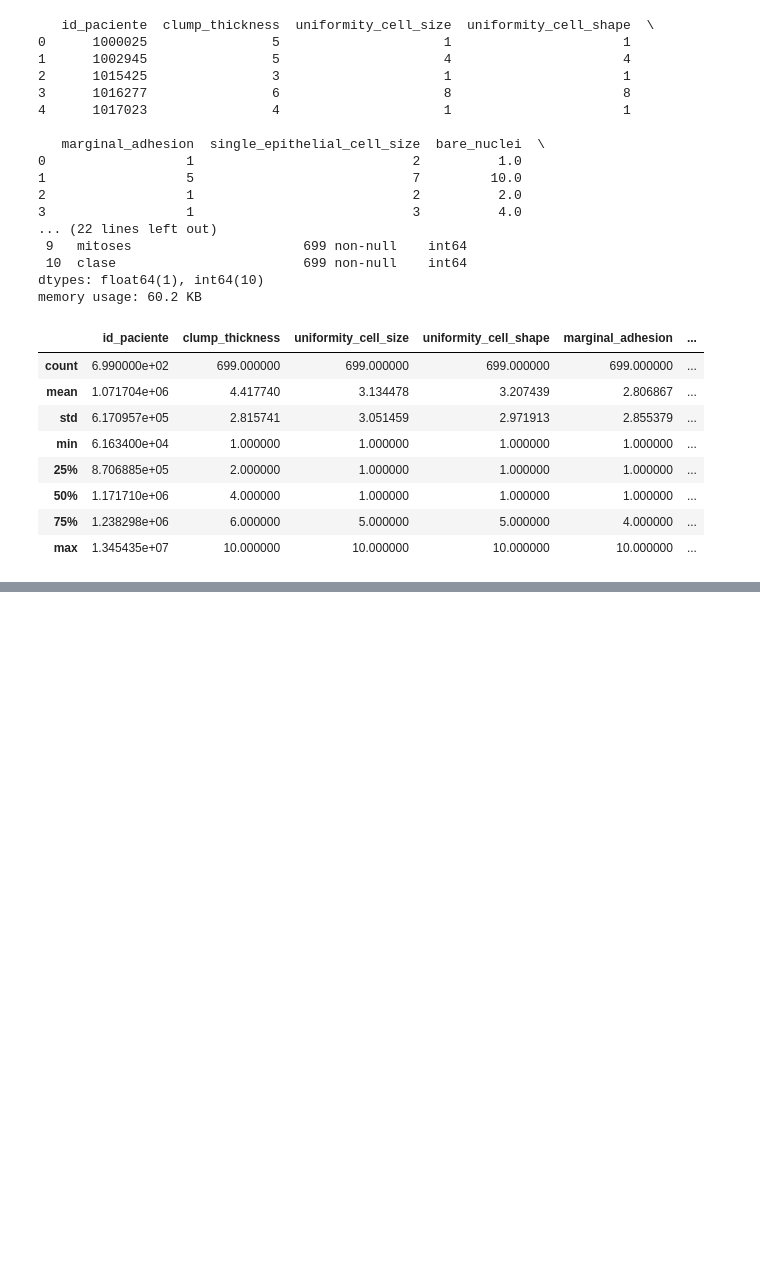
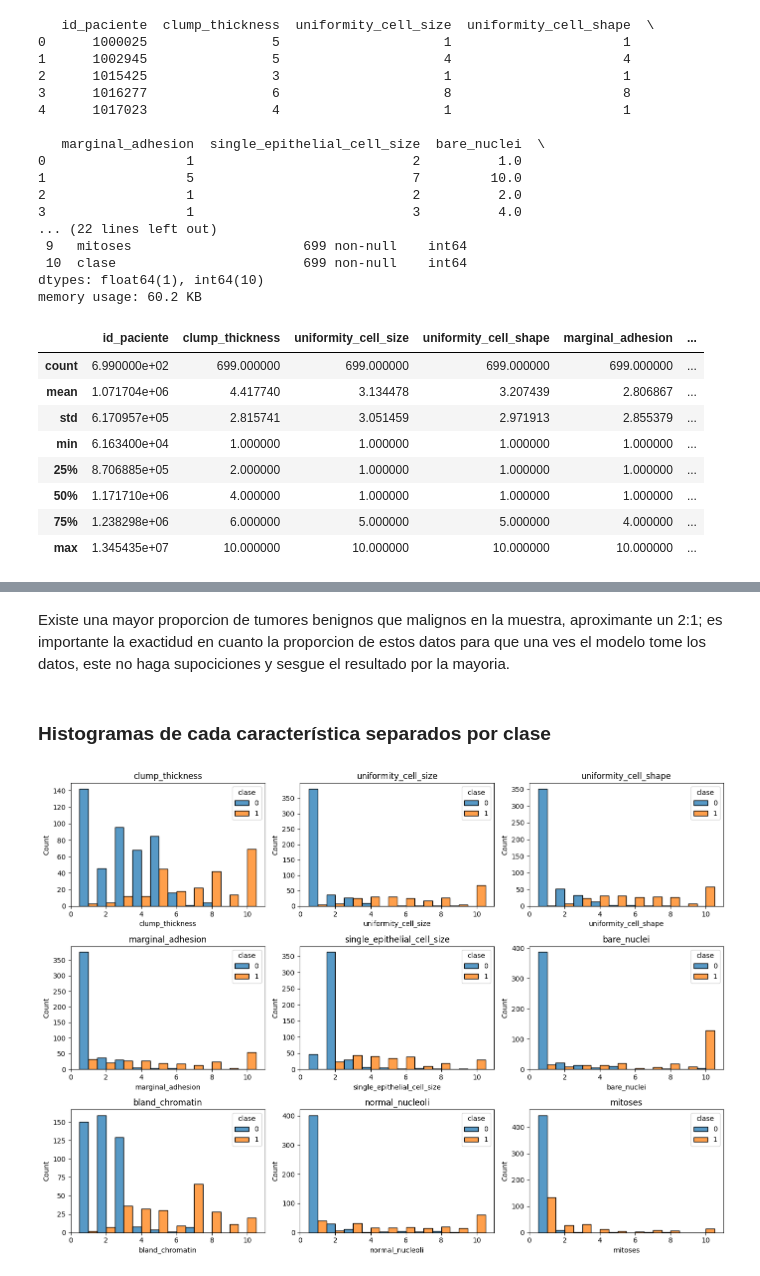
Before and after one commit to pedroay/laboratoriosIAIA, a Jupyter notebook: proyecto tercio 3/proyecto.ipynb, the cells around one changed output, grey strips where cells are left out. Cells and saved outputs as stored; diff of their text form; code cells hidden in the pictures; blank space fills up the shorter version.

```diff
--- a/proyecto tercio 3/proyecto.ipynb
+++ b/proyecto tercio 3/proyecto.ipynb
@@ -99,0 +150,15 @@ dtype: int64
+# %% [markdown]
+Existe una mayor proporcion de tumores benignos que malignos en la muestra, aproximante un 2:1; es importante la exactidud en cuanto la proporcion de estos datos para que una ves el modelo tome los datos, este no haga supociciones y sesgue el resultado por la mayoria.
+# %% [markdown]
+### Histogramas de cada característica separados por clase
+# %%
+features = [c for c in df.columns if c != 'clase']
+fig, axes = plt.subplots(3, 3, figsize=(14, 10))
+for ax, col in zip(axes.ravel(), features):
+    sns.histplot(data=df, x=col, hue='clase', multiple='dodge', discrete=True, ax=ax)
+    ax.set_title(col)
+plt.tight_layout()
+plt.savefig('images/eda_histogramas.png', dpi=200, bbox_inches='tight')
+plt.show()
+# %% [output]
+[figure, added]
```
Also changed, not shown: parts of 15 cells of this notebook, 11 other files.
